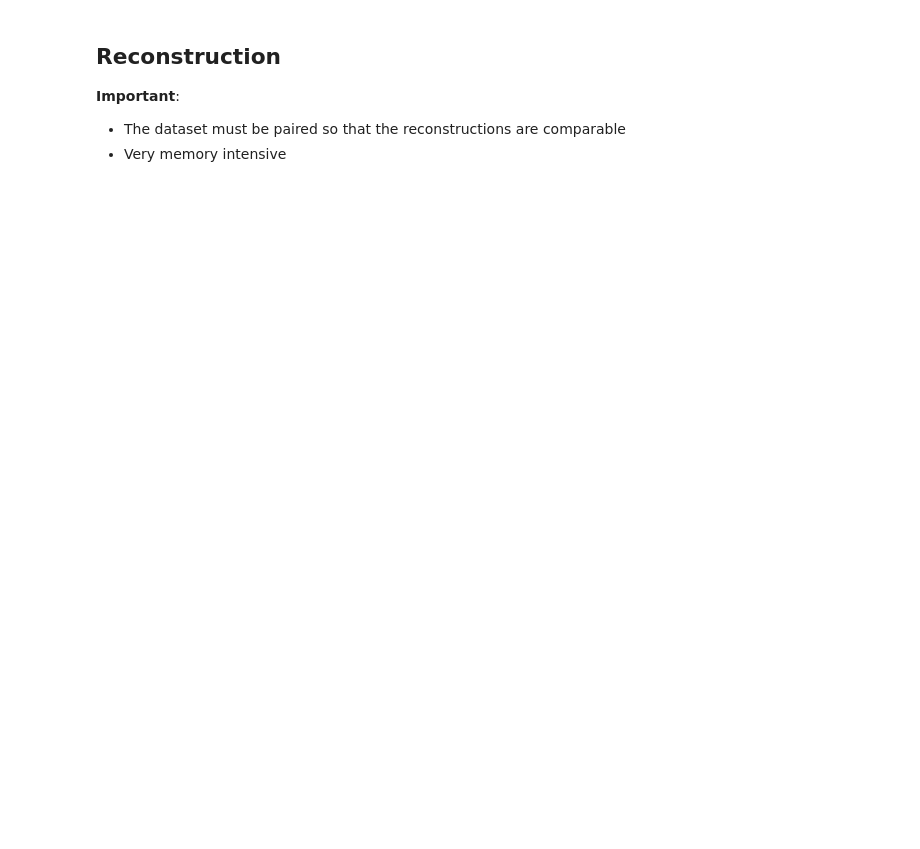
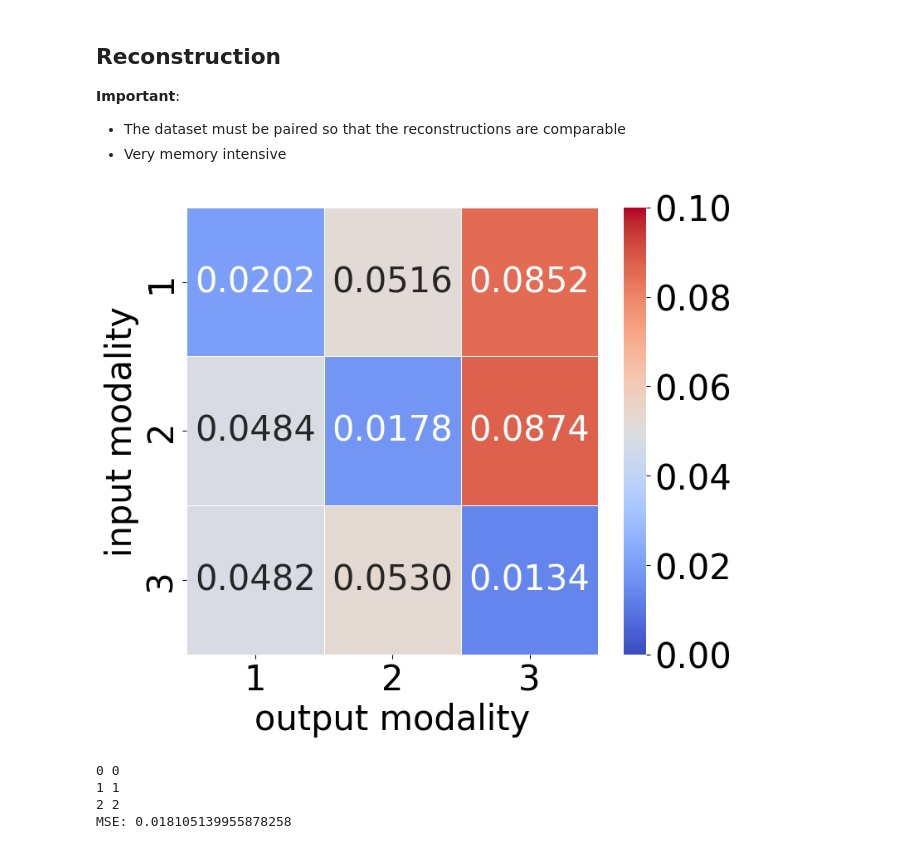
Before and after one commit to VILLOUTREIXLab/MODIS, a Jupyter notebook: example/notebooks/checkpoint_report_plots.ipynb, the cells around one changed output. Drawn from its saved outputs; the diff is of its cells as text; code cells hidden in the pictures; blank space fills up the shorter version.

```diff
--- a/example/notebooks/checkpoint_report_plots.ipynb
+++ b/example/notebooks/checkpoint_report_plots.ipynb
@@ -18,7 +18,7 @@ from modis.utils.plots import plot_training_log, get_class_per_modality_colors,
 from src.intersim_dataset import get_datasets
 # %%
 # Adjust these variables
-checkpoint_path = pathlib.Path('../saved/checkpoints/intersim_2_delta/intersim/20250717_104628/')
+checkpoint_path = pathlib.Path('../saved/checkpoints/intersim_2_delta/intersim/20250717_181108/')
 config_file = pathlib.Path('../config/intersim/intersim.yaml')
 use_best = True
 save_plot = False
@@ -66,14 +87,14 @@ summarize_dataset(dataloaders, modality_names=modality_names)
 # Get a list of samples per modality
 x, y = list(zip(*[get_samples_from_dataloader(dataloader, num_samples=None, device=config.device) for dataloader in dataloaders]))
 
-# Remove unlabeled samples
-if config.training_mode == 'semisupervised':
-    x = list(x)
-    y = list(y)
-    for i in range(num_modalities):
-        labeled_mask = torch.tensor([True if label != -1 else False for label in y[i]])
-        x[i] = x[i][labeled_mask]
-        y[i] = y[i][labeled_mask]
+# # Remove unlabeled samples
+# if config.training_mode == 'semisupervised':
+#     x = list(x)
+#     y = list(y)
+#     for i in range(num_modalities):
+#         labeled_mask = torch.tensor([True if label != -1 else False for label in y[i]])
+#         x[i] = x[i][labeled_mask]
+#         y[i] = y[i][labeled_mask]
 
 total_labeled_samples = sum([len(ds) for ds in y])
 if total_labeled_samples == 0:
@@ -176,12 +209,12 @@ translations = {}
 originals = {}
 for input_modality in range(num_modalities):
     translations[input_modality] = {}
-    for target_modality in range(num_modalities):
-        # translations[input_modality][target_modality] =  model.translate(x[input_modality], input_modality=input_modality, target_modality=target_modality)
+    for output_modality in range(num_modalities):
+        # translations[input_modality][output_modality] =  model.translate(x[input_modality], input_modality=input_modality, output_modality=output_modality)
 
         with torch.no_grad():
             translation_latents = model.get_latents(x[input_modality], input_modality=input_modality)
-            translations[input_modality][target_modality] = model.variational_autoencoders[target_modality].decode(translation_latents).cpu().numpy()
+            translations[input_modality][output_modality] = model.variational_autoencoders[output_modality].decode(translation_latents).cpu().numpy()
 # %%
 mse_matrix = np.zeros((num_modalities, num_modalities))
 for ii in range(num_modalities):
@@ -190,35 +223,42 @@ for ii in range(num_modalities):
 # %%
 import matplotlib.pyplot as plt
 import seaborn as sns
 plt.figure(figsize=(8, 7))
 
 text_size = 30
 vmin, vmax = 0, 0.1
 ax = sns.heatmap(mse_matrix, annot=True, fmt=".4f", cmap="coolwarm", linewidths=0.5, cbar=True, annot_kws={"size": text_size}, vmin=vmin, vmax=vmax)
 
 plt.xlabel("output modality", fontsize=text_size)
 plt.ylabel("input modality", fontsize=text_size)
 
-ticks = ["1", "2", "3"]
+ticks = [str(i+1) for i in range(num_modalities)]
 ax.set_xticklabels(ticks, fontsize=text_size)
 ax.set_yticklabels(ticks, fontsize=text_size)
 
 # plt.title("MSE Heatmap", fontsize=text_size)
 
 # Customize colorbar
 cbar = ax.collections[0].colorbar
 cbar.ax.tick_params(labelsize=text_size)
 
 plt.show()
 # plt.savefig(f'/home/daniel/Desktop/dev/mk_program/mk2_project/dataset_models/intersim/saved/reports/mse_matrix.svg', format='svg', bbox_inches='tight')
 # plt.close()
+# %% [output]
+[figure, added]
 # %%
 mse = []
 for input_modality in range(num_modalities):
-    for target_modality in range(num_modalities):
-        if input_modality != target_modality: continue
-        print(input_modality, target_modality)
-        mse.append( np.mean((translations[input_modality][target_modality] - x[target_modality].cpu().numpy())**2) )
+    for output_modality in range(num_modalities):
+        if input_modality != output_modality: continue
+        print(input_modality, output_modality)
+        mse.append( np.mean((translations[input_modality][output_modality] - x[output_modality].cpu().numpy())**2) )
 print(f"MSE: {np.mean(mse)}")
+# %% [output]
+0 0
+1 1
+2 2
+MSE: 0.018105139955878258
 # %%
 mse
```
Also changed, not shown: parts of 13 cells of this notebook, 5 other files.
